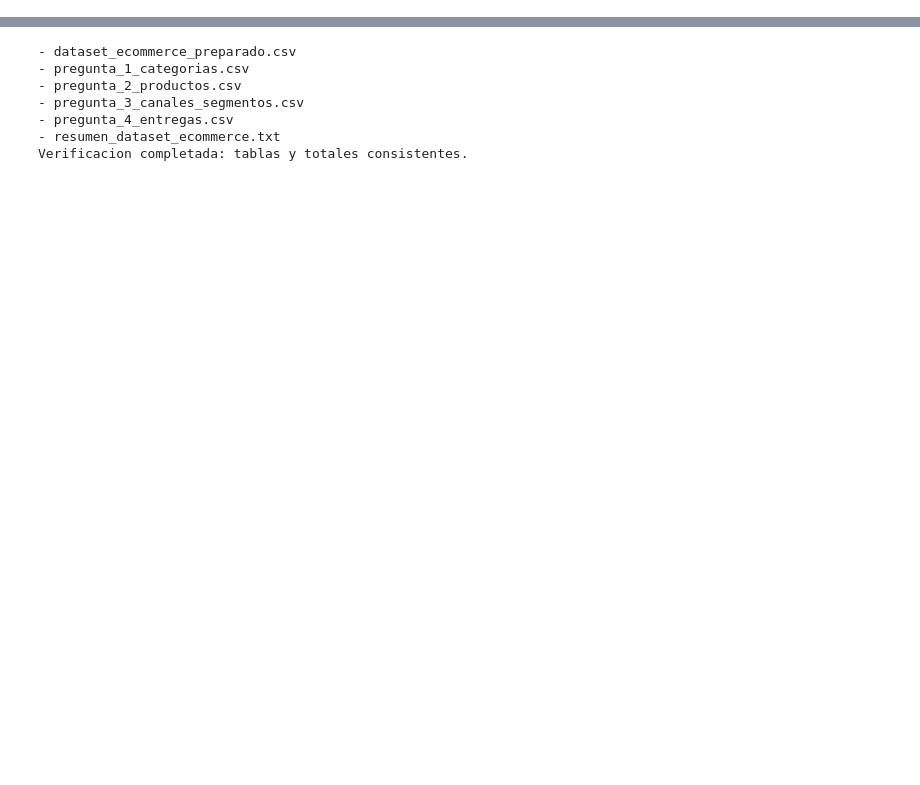
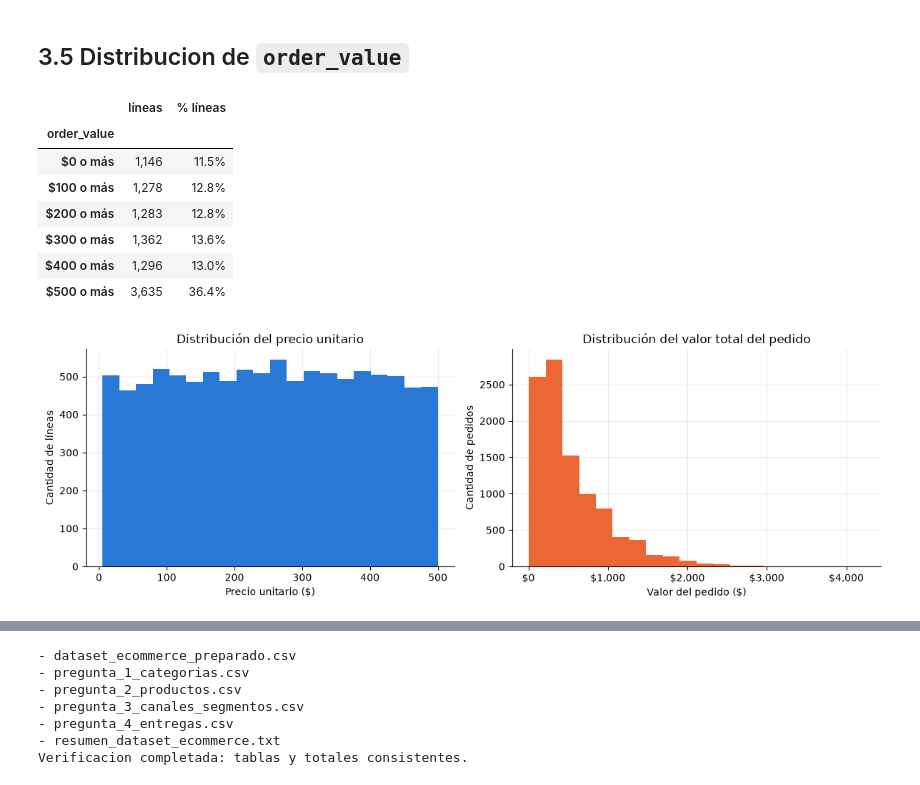
Before and after one commit to Emjey25/PI3_2026Q4_Mary_Santi_Esteban, a Jupyter notebook: src/sincronicas/Semana_4SINC.ipynb, the cells around one changed output, grey strips where cells are left out. Drawn from its saved outputs; the diff is of its cells as text; code cells hidden in the pictures; blank space fills up the shorter version.

```diff
--- a/src/sincronicas/Semana_4SINC.ipynb
+++ b/src/sincronicas/Semana_4SINC.ipynb
@@ -632,0 +325,15 @@ El dataset transformado, las cuatro tablas y el resumen descriptivo TXT quedan d
+# %% [markdown]
+## 3.5 Distribucion de `order_value`
+# %%
+display(AB.estilo(AB.distribucion_precio()))
+GB.histogramas()
+# %% [output]
+|  | líneas | % líneas |
+| order_value |  |  |
+| $0 o más | 1,146 | 11.5% |
+| $100 o más | 1,278 | 12.8% |
+| $200 o más | 1,283 | 12.8% |
+| $300 o más | 1,362 | 13.6% |
+| $400 o más | 1,296 | 13.0% |
+| $500 o más | 3,635 | 36.4% |
+[figure, added]
```
Also changed, not shown: parts of 117 cells of this notebook, 10 other files.
